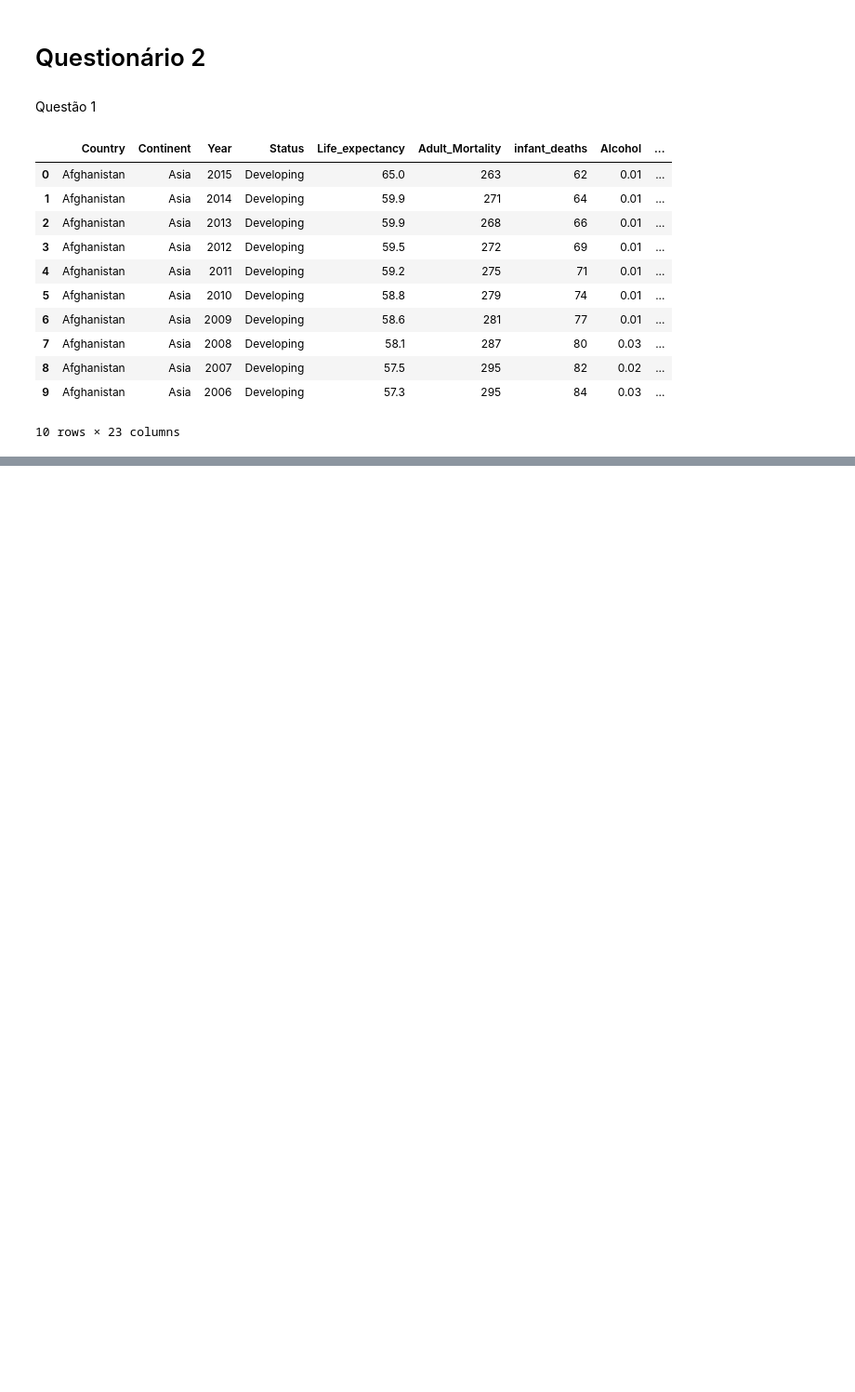
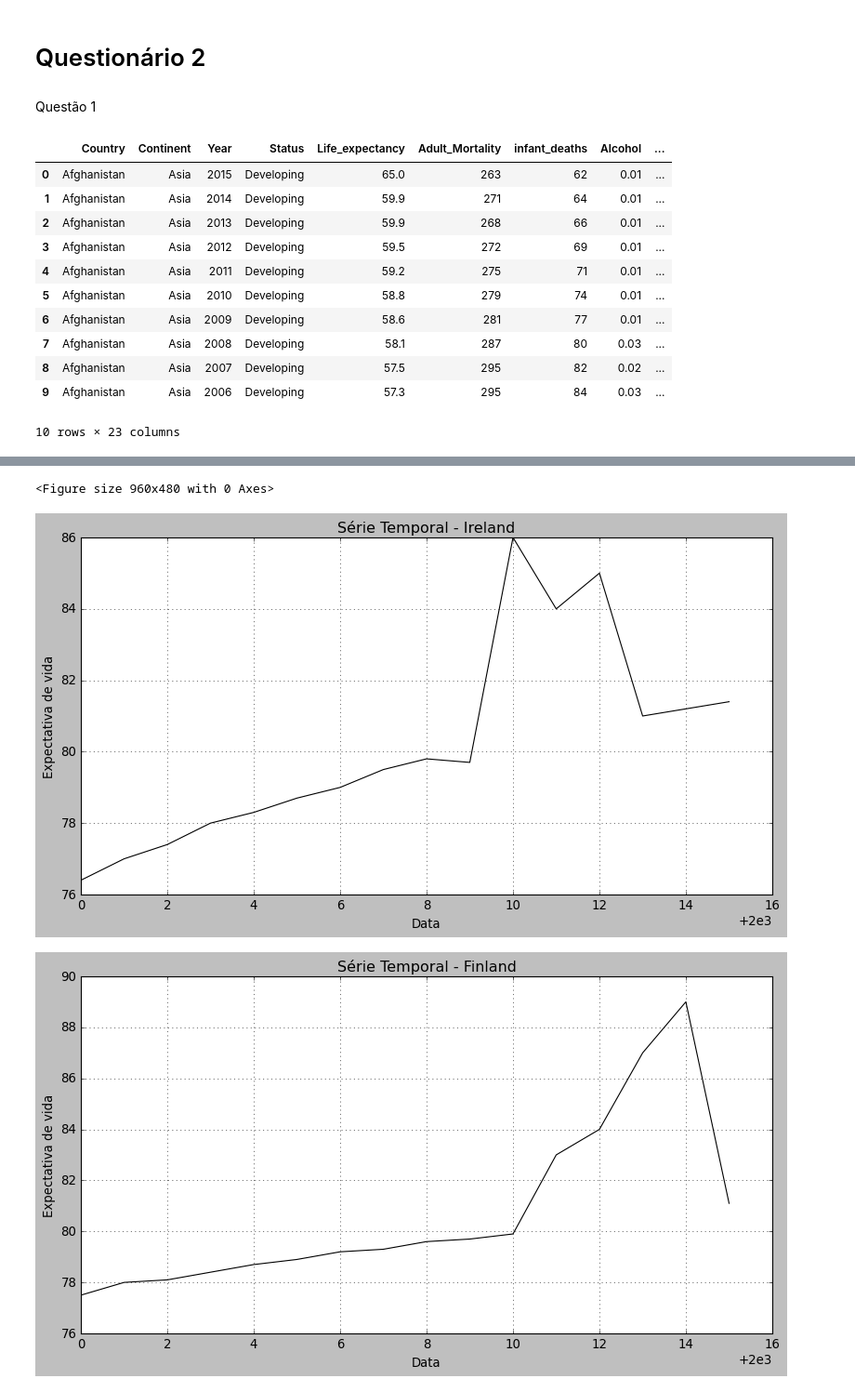
Before and after one commit to Edmurcn/Fis._Estat._Comp., a Jupyter notebook: Intro._Ciencia_Dados/Aulas/Aula 2/quest2.ipynb, the cells around one changed output, grey strips where cells are left out. Shown: that part at 93% size. Cells and saved outputs as stored; diff of their text form; code cells hidden in the pictures; blank space fills up the shorter version.

```diff
--- a/Intro._Ciencia_Dados/Aulas/Aula 2/quest2.ipynb
+++ b/Intro._Ciencia_Dados/Aulas/Aula 2/quest2.ipynb
@@ -54,0 +70,20 @@ plt.show()
+# %%
+paises = ["Ireland", "Finland", "Netherlands", "Zambia", "Angola"]
+
+plt.figure(figsize=(12, 6))
+
+for pais in paises:
+    serie = df[df["Country"] == pais]
+    serie = serie[["Year", "Life_expectancy "]]
+    serie.set_index("Year", inplace=True)
+    plt.figure(figsize=(12, 6))
+    plt.plot(serie.index, serie["Life_expectancy "], color='black')
+    plt.title(f'Série Temporal - {pais}')
+    plt.xlabel('Data')
+    plt.ylabel('Expectativa de vida')
+    plt.grid(True)
+    plt.show()
+# %% [output]
+<Figure size 960x480 with 0 Axes>
+[figure, added]
+[figure, added]
```
Also changed, not shown: parts of 4 cells of this notebook.
